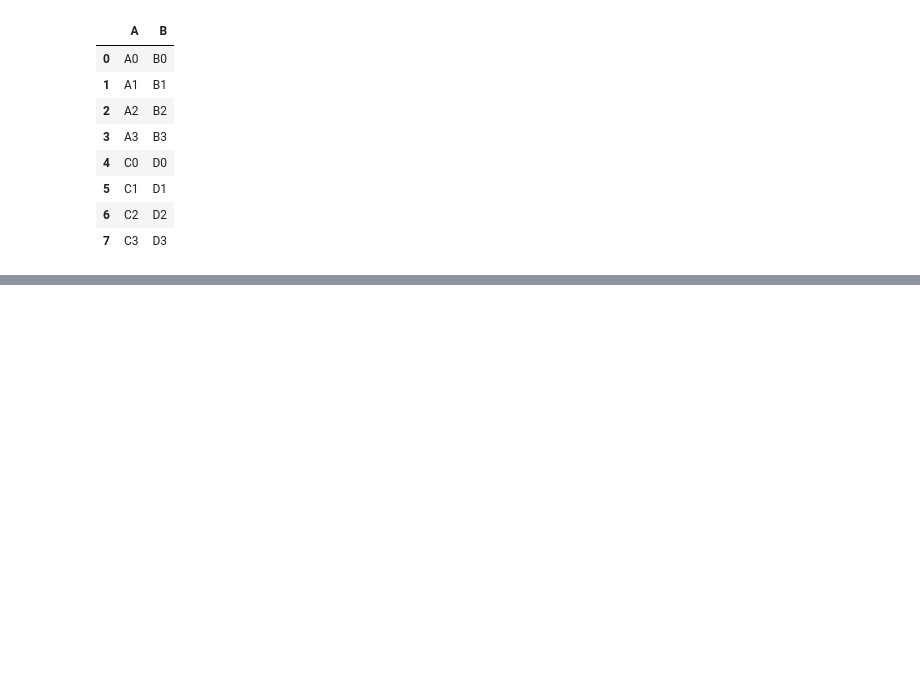
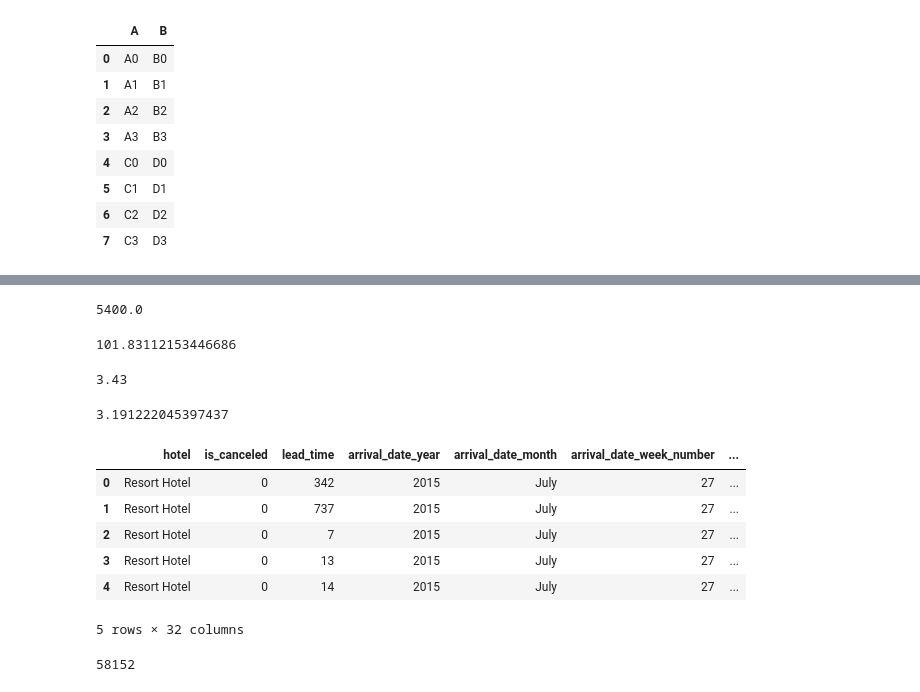
Before and after one commit to pawel9009/ML, a Jupyter notebook: notebooks/pandas.ipynb, the cells around one changed output, grey strips where cells are left out. Drawn from its saved outputs; the diff is of its cells as text; code cells hidden in the pictures; blank space fills up the shorter version.

```diff
--- a/notebooks/pandas.ipynb
+++ b/notebooks/pandas.ipynb
@@ -539,0 +827,2 @@ mypd
+# %%
+df = pd.read_csv('../data/hotel_bookings.csv')
@@ -539,0 +837,2 @@ mypd
+# %%
+df = df.drop('company', axis=1)
@@ -539,0 +864,32 @@ mypd
+# %%
+df.sort_values('adr', ascending=False)['adr'].iloc[0]
+# %% [output]
+5400.0
+# %%
+df['adr'].mean()
+# %% [output]
+101.83112153446686
+# %%
+df['total_nights'] = df['stays_in_week_nights'] + df['stays_in_weekend_nights']
+# %%
+round(df['total_nights'].mean(),2)
+# %% [output]
+3.43
+# %%
+sum(df['is_repeated_guest'] == 1)/ len(df) *100
+# %% [output]
+3.191222045397437
+# %%
+df.head()
+# %% [output]
+|  | hotel | is_canceled | lead_time | arrival_date_year | arrival_date_month | arrival_date_week_number | ... |
+| 0 | Resort Hotel | 0 | 342 | 2015 | July | 27 | ... |
+| 1 | Resort Hotel | 0 | 737 | 2015 | July | 27 | ... |
+| 2 | Resort Hotel | 0 | 7 | 2015 | July | 27 | ... |
+| 3 | Resort Hotel | 0 | 13 | 2015 | July | 27 | ... |
+| 4 | Resort Hotel | 0 | 14 | 2015 | July | 27 | ... |
+5 rows × 32 columns
+# %%
+df['arrival_date_day_of_month'].apply(lambda day: day in range(1,16)).sum()
+# %% [output]
+58152
```
Also changed, not shown: parts of 63 cells of this notebook.
